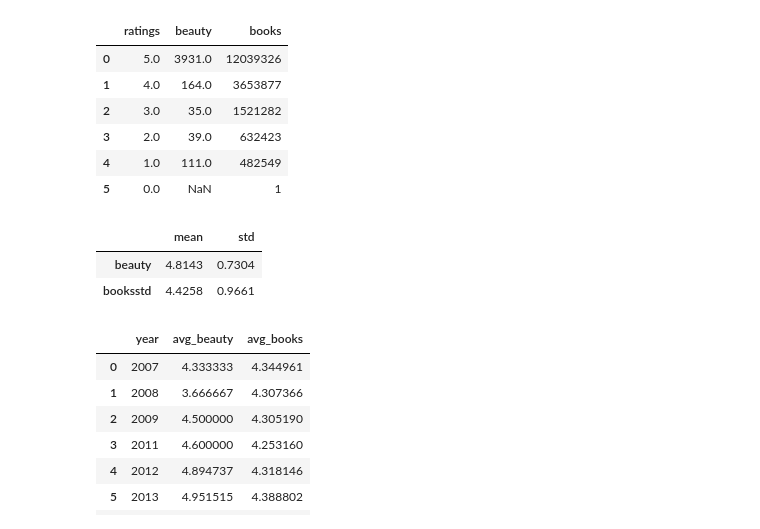
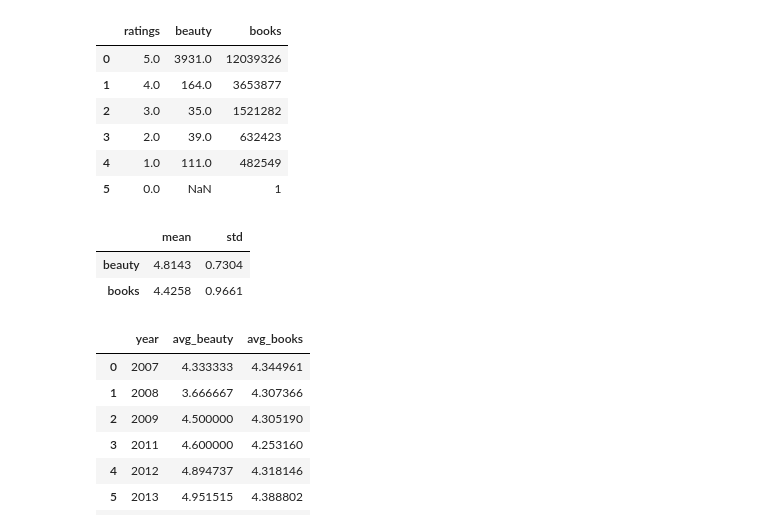
Before and after one commit to Nicole-LijuanChen/Patterns-in-Amazon-customer-ratings, a Jupyter notebook: data-cleaning.ipynb, the cells around one changed output. Drawn from its saved outputs; the diff is of its cells as text; code cells hidden in the pictures.

```diff
--- a/data-cleaning.ipynb
+++ b/data-cleaning.ipynb
@@ -450,12 +465,12 @@ cnt_merge
 # %%
 # merge the average ratings
 ave_ratings_merge = pd.DataFrame({'mean':[round(mean_beauty,4),4.4258],
                                    'std':[round(std_beauty,4),0.9661]},
-                                index = ['beauty','booksstd'])
+                                index = ['beauty','books'])
 ave_ratings_merge
 # %% [output]
 |  | mean | std |
 | beauty | 4.8143 | 0.7304 |
-| booksstd | 4.4258 | 0.9661 |
+| books | 4.4258 | 0.9661 |
 # %%
 # merge the average ratings by year
```
Also changed, not shown: parts of 18 cells of this notebook.
